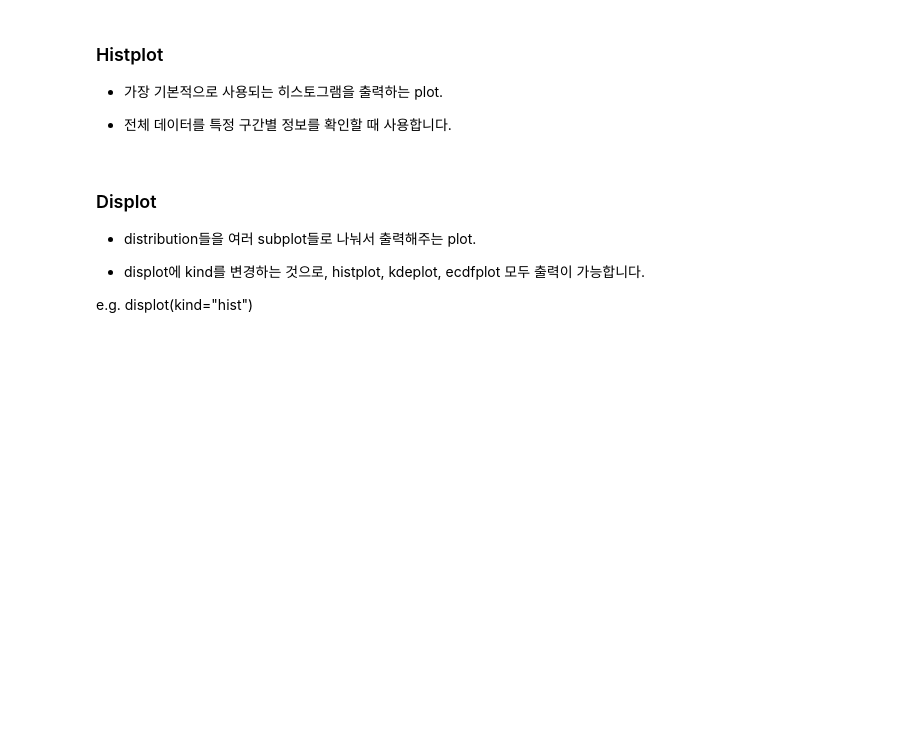
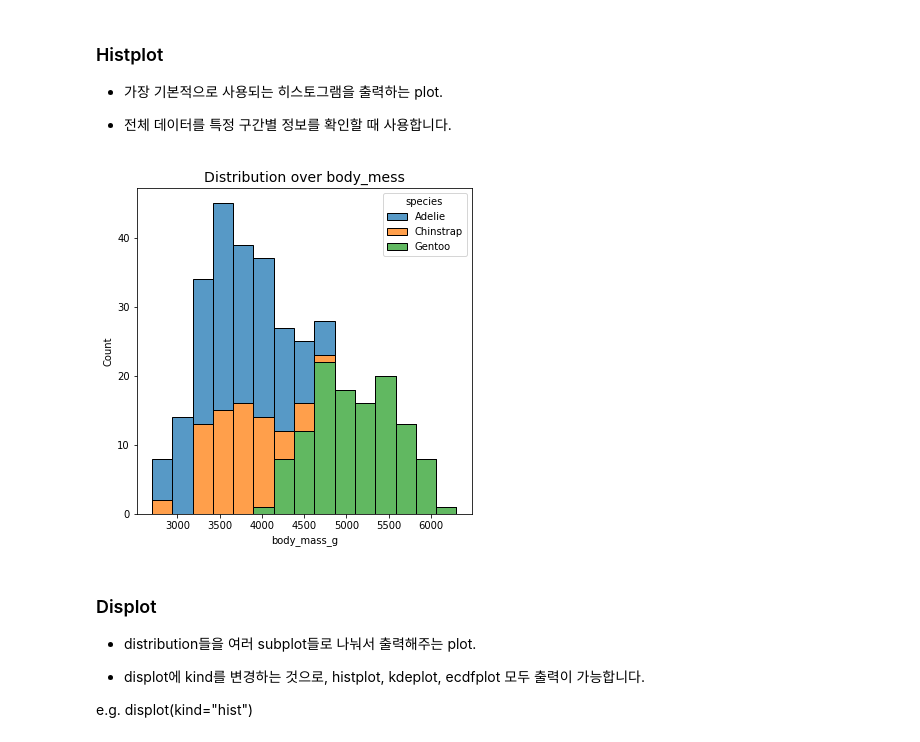
Before and after one commit to y001003/yeardream, a Jupyter notebook: python_basic/실습/Chapter.02 데이터 분석 라이브러리-09. seaborn plots (실습).ipynb, the cells around one changed output. Drawn from its saved outputs; the diff is of its cells as text; code cells hidden in the pictures; blank space fills up the shorter version.

```diff
--- a/python_basic/실습/Chapter.02 데이터 분석 라이브러리-09. seaborn plots (실습).ipynb
+++ b/python_basic/실습/Chapter.02 데이터 분석 라이브러리-09. seaborn plots (실습).ipynb
@@ -13,0 +17,4 @@ import seaborn as sns
+# %%
+data = sns.load_dataset("penguins")
+data = data.dropna()
+data
@@ -20,6 +41,12 @@ import seaborn as sns
 - 전체 데이터를 특정 구간별 정보를 확인할 때 사용합니다.
 # %%
 # penguin 데이터에 histplot을 출력합니다.
+plt.figure(figsize = (6,6))
+plt.title("Distribution over body_mess", fontsize = 14)
+sns.histplot(data=data,x="body_mass_g", bins=15, hue="species",multiple="stack")
+plt.show()
+# %% [output]
+[figure, added]
 # %% [markdown]
 ### Displot
 
```
Also changed, not shown: parts of 13 cells of this notebook.
